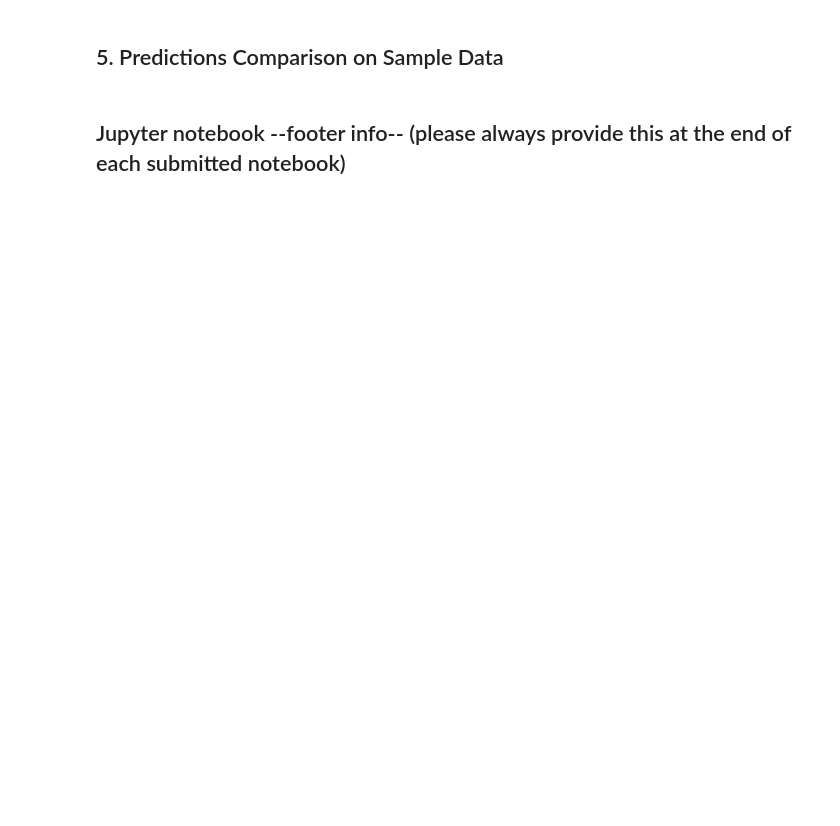
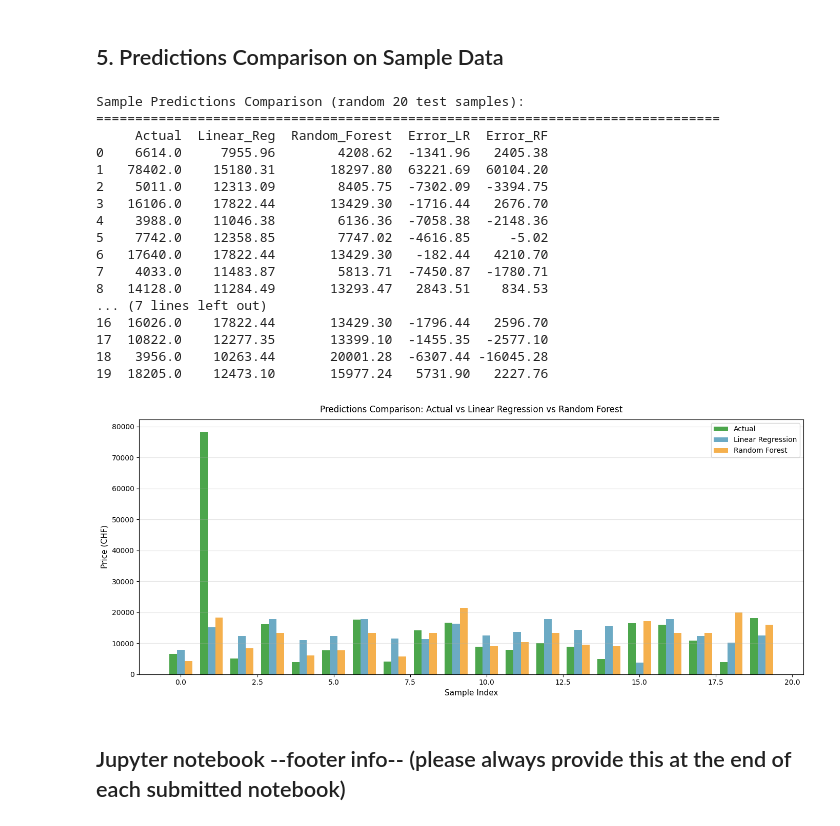
Before and after one commit to adisaljusi/data_analytics, a Jupyter notebook: final/05_regression_modeling.ipynb, the cells around one changed output. Saved outputs shown, nothing was run; the diff lists cells and outputs as text; code cells hidden in the pictures; blank space fills up the shorter version.

```diff
--- a/final/05_regression_modeling.ipynb
+++ b/final/05_regression_modeling.ipynb
@@ -85,10 +86,19 @@ Material:
 # %% [markdown]
 ### 1.2 Select Features for Modeling
 # %%
+# Check for zero variance features before modeling
+print("Checking feature variance:")
+print(f"  has_box unique values: {df['has_box'].unique()}")
+print(f"  has_papers unique values: {df['has_papers'].unique()}")
+print(f"  has_complete_set unique values: {df['has_complete_set'].unique()}")
+print("\nNote: Features with zero variance (all same value) will cause multicollinearity issues.")
+print("Excluding has_box, has_papers, has_complete_set from the model.\n")
+
 df_model = df_model.dropna(subset=['price', 'year', 'age'])
 
+# Use features with actual variance
 feature_cols = ['year', 'age', 'condition_encoded', 'material_encoded',
-                'movement_encoded', 'has_box', 'has_papers', 'has_complete_set', 'is_professional']
+                'movement_encoded', 'is_professional']
 
 X = df_model[feature_cols]
 y = df_model['price']
@@ -98,4 +108,8 @@ print(f"Target variable shape: {y.shape}")
 print(f"\nFeatures used for modeling:")
 for i, col in enumerate(feature_cols, 1):
     print(f"  {i}. {col}")
+
+print(f"\nFeature variance check:")
+for col in feature_cols:
+    print(f"  {col}: std = {X[col].std():.4f}")
 # %% [output]
@@ -465,33 +550,53 @@ print(f"  - Random Forest overfitting gap: {overfitting_rf:.4f}")
 # %%
 sample_size = 20
 sample_indices = np.random.choice(len(y_test), sample_size, replace=False)
 
+# Use .iloc for positional indexing to avoid KeyError with pandas indices
 comparison_sample = pd.DataFrame({
-    'Actual': y_test.values[sample_indices],
-    'Linear_Reg': y_pred_test_ols[sample_indices],
+    'Actual': y_test.iloc[sample_indices].values,
+    'Linear_Reg': y_pred_test_ols.iloc[sample_indices].values,
     'Random_Forest': y_pred_test_rf[sample_indices],
-    'Error_LR': y_test.values[sample_indices] - y_pred_test_ols[sample_indices],
-    'Error_RF': y_test.values[sample_indices] - y_pred_test_rf[sample_indices]
+    'Error_LR': y_test.iloc[sample_indices].values - y_pred_test_ols.iloc[sample_indices].values,
+    'Error_RF': y_test.iloc[sample_indices].values - y_pred_test_rf[sample_indices]
 })
 
 print(f"Sample Predictions Comparison (random {sample_size} test samples):")
 print("="*80)
 print(comparison_sample.round(2).to_string())
 
 x_pos = np.arange(sample_size)
 width = 0.25
 
 plt.figure(figsize=(14, 6))
 plt.bar(x_pos - width, comparison_sample['Actual'], width, label='Actual', color='green', alpha=0.7)
 plt.bar(x_pos, comparison_sample['Linear_Reg'], width, label='Linear Regression', color='#2E86AB', alpha=0.7)
 plt.bar(x_pos + width, comparison_sample['Random_Forest'], width, label='Random Forest', color='#F18F01', alpha=0.7)
 plt.xlabel('Sample Index', fontsize=11)
 plt.ylabel('Price (CHF)', fontsize=11)
 plt.title('Predictions Comparison: Actual vs Linear Regression vs Random Forest', fontsize=12, pad=10)
 plt.legend()
 plt.grid(axis='y', alpha=0.3)
 plt.tight_layout()
 plt.show()
+# %% [output]
+Sample Predictions Comparison (random 20 test samples):
+================================================================================
+     Actual  Linear_Reg  Random_Forest  Error_LR  Error_RF
+0    6614.0     7955.96        4208.62  -1341.96   2405.38
+1   78402.0    15180.31       18297.80  63221.69  60104.20
+2    5011.0    12313.09        8405.75  -7302.09  -3394.75
+3   16106.0    17822.44       13429.30  -1716.44   2676.70
+4    3988.0    11046.38        6136.36  -7058.38  -2148.36
+5    7742.0    12358.85        7747.02  -4616.85     -5.02
+6   17640.0    17822.44       13429.30   -182.44   4210.70
+7    4033.0    11483.87        5813.71  -7450.87  -1780.71
+8   14128.0    11284.49       13293.47   2843.51    834.53
+... (7 lines left out)
+16  16026.0    17822.44       13429.30  -1796.44   2596.70
+17  10822.0    12277.35       13399.10  -1455.35  -2577.10
+18   3956.0    10263.44       20001.28  -6307.44 -16045.28
+19  18205.0    12473.10       15977.24   5731.90   2227.76
+[figure, added]
 # %% [markdown]
 ## Jupyter notebook --footer info-- (please always provide this at the end of each submitted notebook)
 # %%
```
Also changed, not shown: parts of 12 cells of this notebook, 5 other files.
